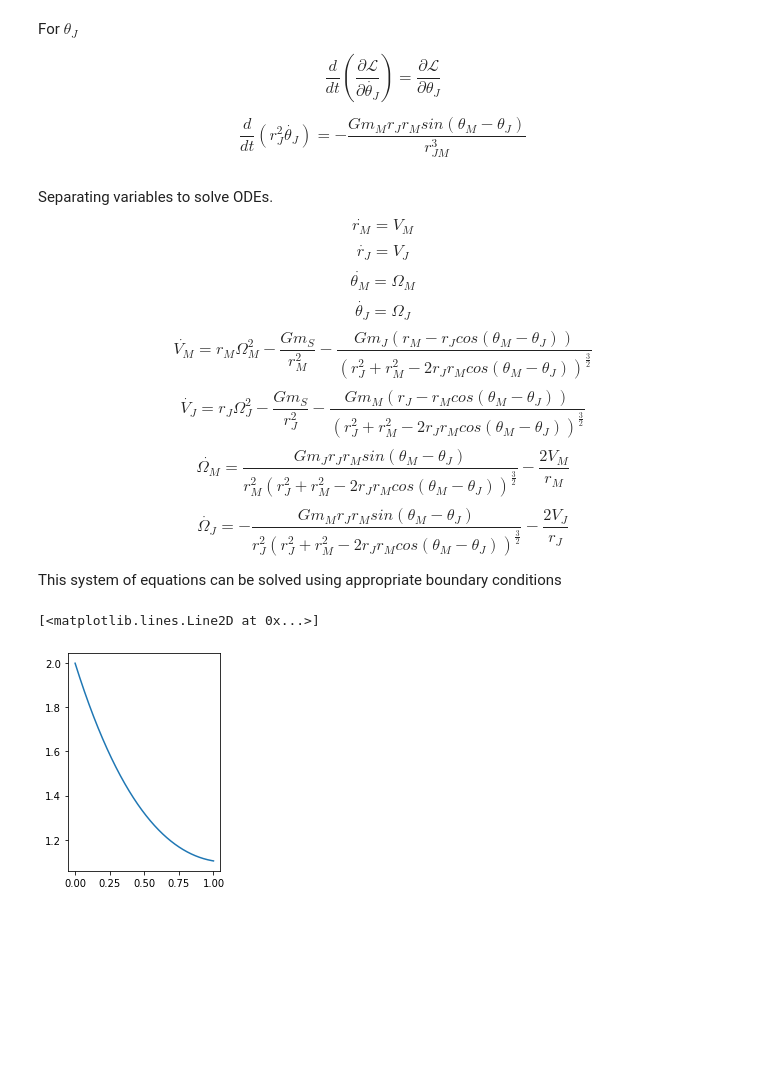
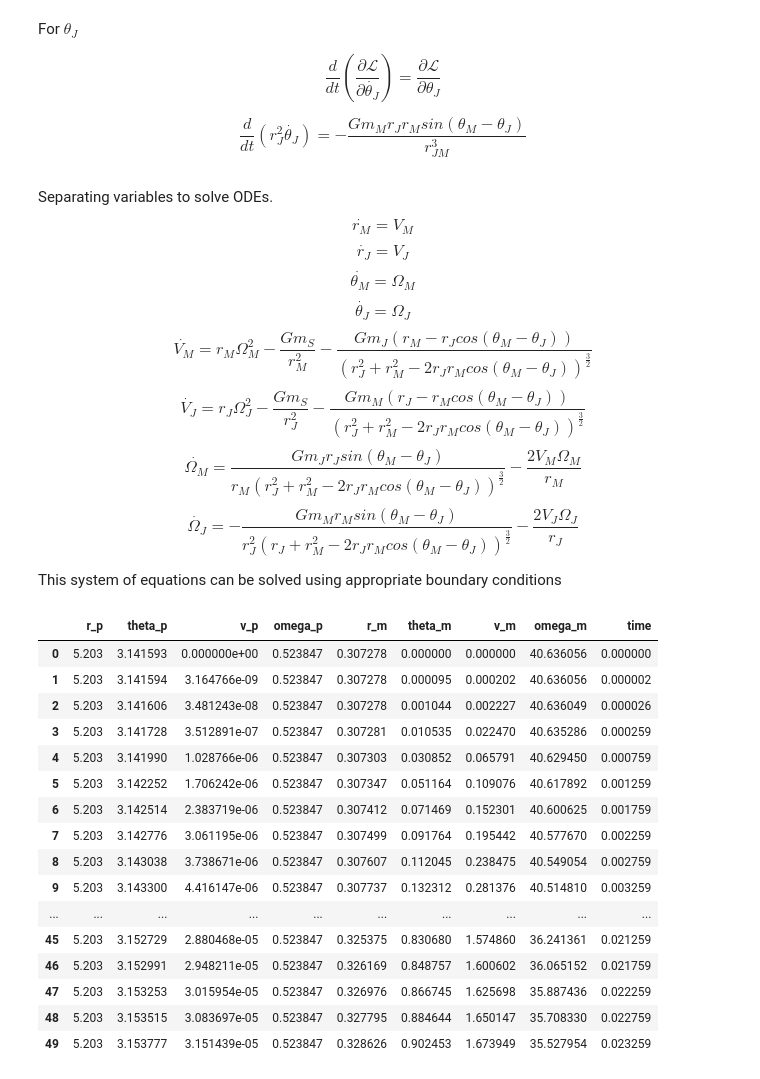
Before and after one commit to codiphy-org/precession, a Jupyter notebook: precession.ipynb, the cells around one changed output. Drawn from its saved outputs; the diff is of its cells as text; code cells hidden in the pictures; blank space fills up the shorter version.

```diff
--- a/precession.ipynb
+++ b/precession.ipynb
@@ -122,10 +133,10 @@ $$
 \dot{V_J} = r_J \Omega_J^2 - \frac{Gm_S}{r_J^2} - \frac{Gm_M(r_J - r_Mcos(\theta_M - \theta_J))}{(r_J^2 + r_M^2 - 2r_Jr_Mcos(\theta_M - \theta_J))^\frac{3}{2}}
 $$
 $$
-\dot{\Omega_M} = \frac{Gm_Jr_Jr_Msin(\theta_M - \theta_J)}{r_M^2(r_J^2 + r_M^2 - 2r_Jr_Mcos(\theta_M - \theta_J))^\frac{3}{2}} - \frac{2V_M}{r_M}
+\dot{\Omega_M} = \frac{Gm_Jr_Jsin(\theta_M - \theta_J)}{r_M(r_J^2 + r_M^2 - 2r_Jr_Mcos(\theta_M - \theta_J))^\frac{3}{2}} - \frac{2V_M\Omega_M}{r_M}
 $$
 $$
-\dot{\Omega_J} = - \frac{Gm_Mr_Jr_Msin(\theta_M - \theta_J)}{r_J^2(r_J^2 + r_M^2 - 2r_Jr_Mcos(\theta_M - \theta_J))^\frac{3}{2}} - \frac{2V_J}{r_J}
+\dot{\Omega_J} = - \frac{Gm_Mr_Msin(\theta_M - \theta_J)}{r_J^2(r_J + r_M^2 - 2r_Jr_Mcos(\theta_M - \theta_J))^\frac{3}{2}} - \frac{2V_J\Omega_J}{r_J}
 $$
 
 This system of equations can be solved using appropriate boundary conditions
@@ -141,9 +142,0 @@ rk = integrate.solve_ivp(fun=get_next, max_step=0.00001, t_span=(0., 1.), y0=[2.
-# %%
-import matplotlib.pyplot as plt
-
-fig = plt.figure()
-ax = fig.add_subplot(1, 2, 2)
-ax.plot(rk.t, rk.y[0])
-# %% [output]
-[<matplotlib.lines.Line2D at 0x...>]
-[figure, removed]
@@ -149,0 +149,20 @@ ax.plot(rk.t, rk.y[0])
+# %%
+df.head(50)
+# %% [output]
+|  | r_p | theta_p | v_p | omega_p | r_m | theta_m | v_m | omega_m | time |
+| 0 | 5.203 | 3.141593 | 0.000000e+00 | 0.523847 | 0.307278 | 0.000000 | 0.000000 | 40.636056 | 0.000000 |
+| 1 | 5.203 | 3.141594 | 3.164766e-09 | 0.523847 | 0.307278 | 0.000095 | 0.000202 | 40.636056 | 0.000002 |
+| 2 | 5.203 | 3.141606 | 3.481243e-08 | 0.523847 | 0.307278 | 0.001044 | 0.002227 | 40.636049 | 0.000026 |
+| 3 | 5.203 | 3.141728 | 3.512891e-07 | 0.523847 | 0.307281 | 0.010535 | 0.022470 | 40.635286 | 0.000259 |
+| 4 | 5.203 | 3.141990 | 1.028766e-06 | 0.523847 | 0.307303 | 0.030852 | 0.065791 | 40.629450 | 0.000759 |
+| 5 | 5.203 | 3.142252 | 1.706242e-06 | 0.523847 | 0.307347 | 0.051164 | 0.109076 | 40.617892 | 0.001259 |
+| 6 | 5.203 | 3.142514 | 2.383719e-06 | 0.523847 | 0.307412 | 0.071469 | 0.152301 | 40.600625 | 0.001759 |
+| 7 | 5.203 | 3.142776 | 3.061195e-06 | 0.523847 | 0.307499 | 0.091764 | 0.195442 | 40.577670 | 0.002259 |
+| 8 | 5.203 | 3.143038 | 3.738671e-06 | 0.523847 | 0.307607 | 0.112045 | 0.238475 | 40.549054 | 0.002759 |
+| 9 | 5.203 | 3.143300 | 4.416147e-06 | 0.523847 | 0.307737 | 0.132312 | 0.281376 | 40.514810 | 0.003259 |
+| ... | ... | ... | ... | ... | ... | ... | ... | ... | ... |
+| 45 | 5.203 | 3.152729 | 2.880468e-05 | 0.523847 | 0.325375 | 0.830680 | 1.574860 | 36.241361 | 0.021259 |
+| 46 | 5.203 | 3.152991 | 2.948211e-05 | 0.523847 | 0.326169 | 0.848757 | 1.600602 | 36.065152 | 0.021759 |
+| 47 | 5.203 | 3.153253 | 3.015954e-05 | 0.523847 | 0.326976 | 0.866745 | 1.625698 | 35.887436 | 0.022259 |
+| 48 | 5.203 | 3.153515 | 3.083697e-05 | 0.523847 | 0.327795 | 0.884644 | 1.650147 | 35.708330 | 0.022759 |
+| 49 | 5.203 | 3.153777 | 3.151439e-05 | 0.523847 | 0.328626 | 0.902453 | 1.673949 | 35.527954 | 0.023259 |
```
Also changed, not shown: parts of 7 cells of this notebook, 5 other files.
